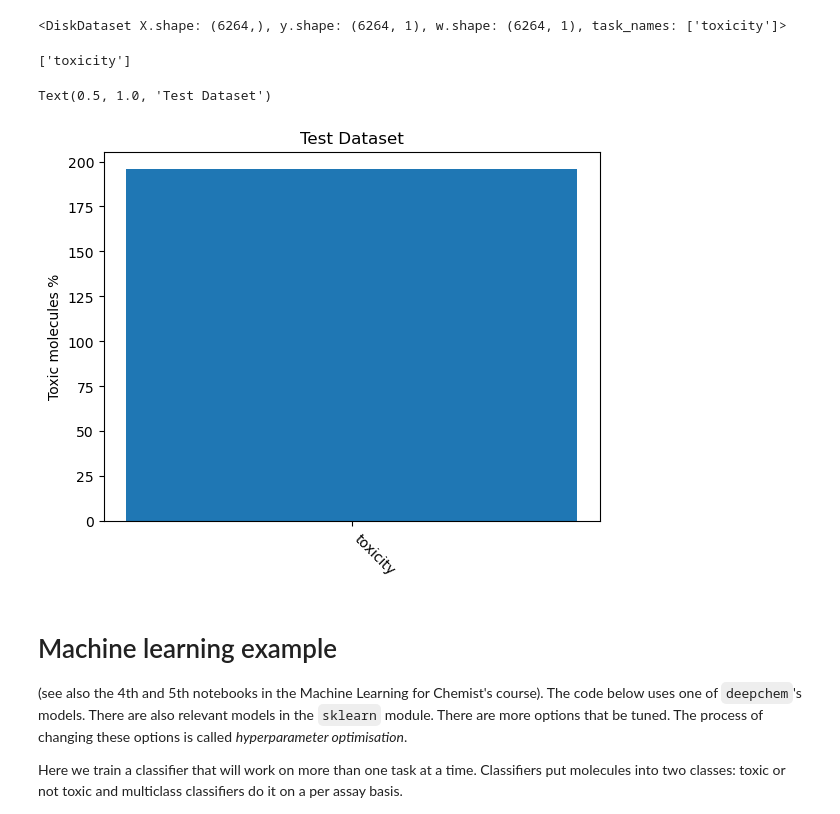
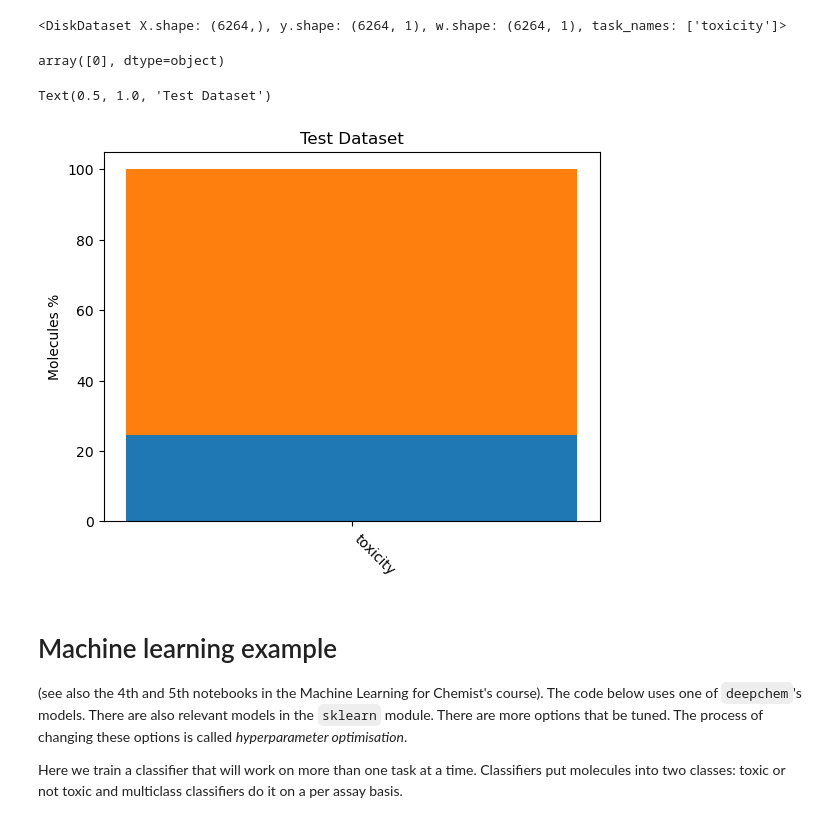
Before and after one commit to Willjterwright/grpA, a Jupyter notebook: TECS PhD ML Rotation Tox21.ipynb, the cells around one changed output. Cells and saved outputs as stored; diff of their text form; code cells hidden in the pictures.

```diff
--- a/TECS PhD ML Rotation Tox21.ipynb
+++ b/TECS PhD ML Rotation Tox21.ipynb
@@ -425,21 +426,26 @@ deepchem.data.datasets.DiskDataset
 NR_train_dataset
 # %% [output]
 <DiskDataset X.shape: (6264,), y.shape: (6264, 1), w.shape: (6264, 1), task_names: ['toxicity']>
-# %%
-NR_train_dataset.tasks
-# %% [output]
-['toxicity']
+# %%
+NR_train_dataset.y[1, -1:]
+# %% [output]
+array([0], dtype=object)
 # %%
+percent_toxic = 100*sum(NR_train_dataset.y[:,0])/len(NR_train_dataset)
+percent_non_toxic = 100-percent_toxic
+
+
 # Here we plot the percentages of toxic molecules per task
-ax=plt.bar(NR_test_dataset.tasks[:7],100*sum(NR_test_dataset.y[:,:7])/len(NR_test_dataset))
-plt.bar(NR_test_dataset.tasks[7:],100*sum(NR_test_dataset.y[:,7:])/len(NR_test_dataset))
+ax=plt.bar(NR_train_dataset.tasks[0],percent_toxic)
+plt.bar(NR_train_dataset.tasks[0],percent_non_toxic, bottom= percent_toxic)
 plt.xticks(rotation=-45, ha='left')
-plt.ylabel("Toxic molecules %")
+plt.ylabel("Molecules %")
+
 #plt.xlabel("Tzxcasks")
 plt.title("Test Dataset")
 # %% [output]
 Text(0.5, 1.0, 'Test Dataset')
-[figure, old version]
+[figure, new version]
 # %% [markdown]
 # Machine learning example
 (see also the 4th and 5th notebooks in the Machine Learning for Chemist's course).
```
Also changed, not shown: parts of 19 cells of this notebook, 8 other files.
